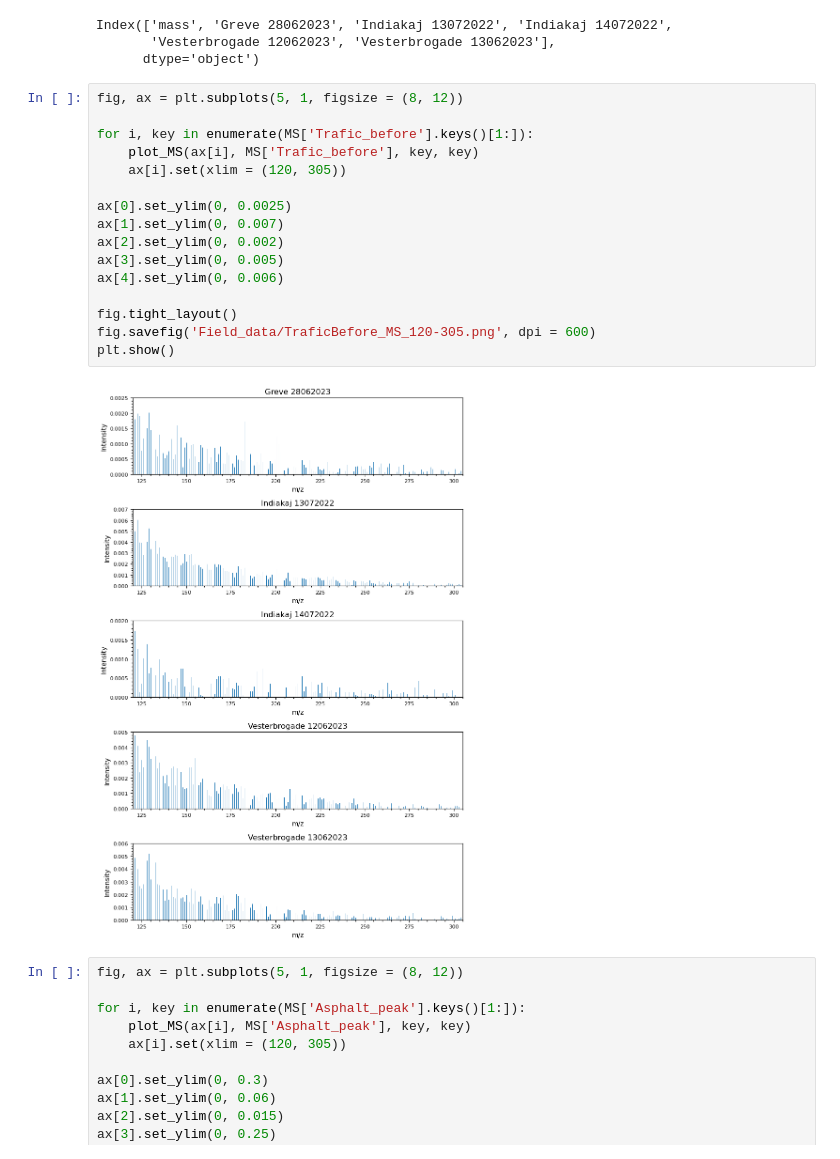
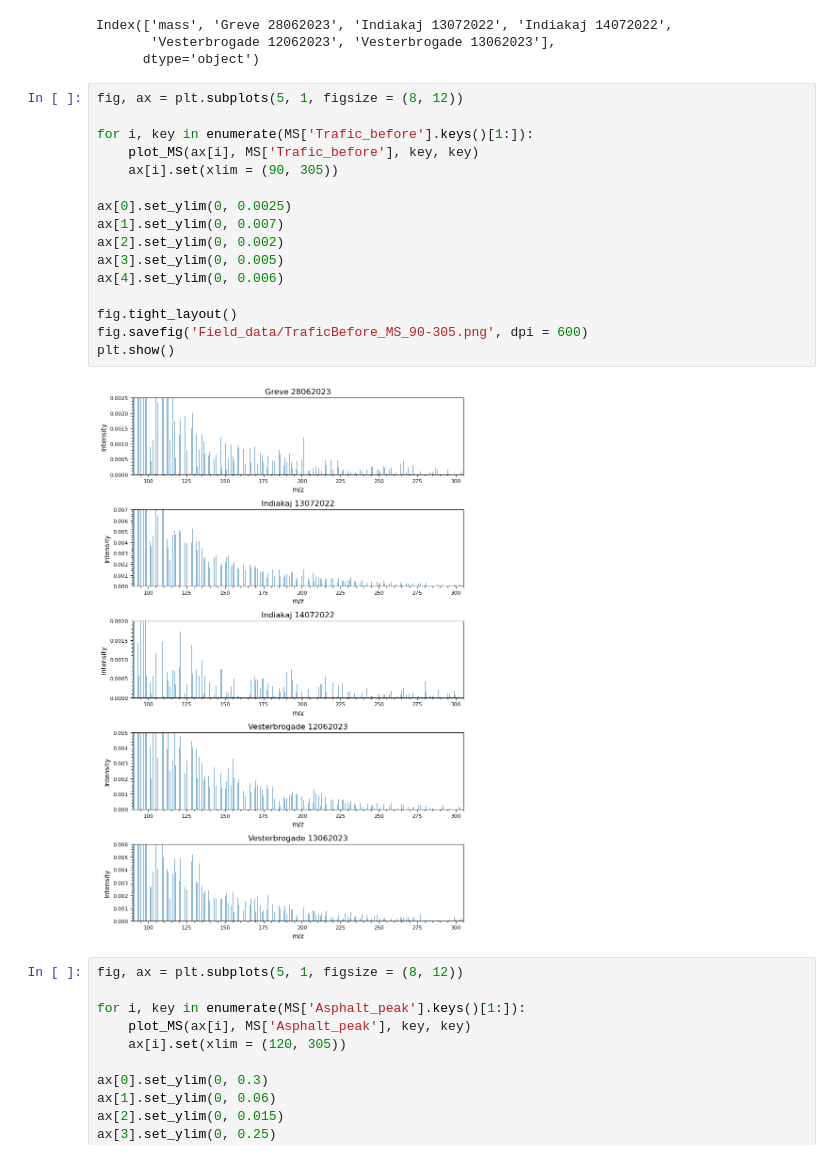
Before and after one commit to Normann25/NFA_project, a Jupyter notebook: MS_field.ipynb, the cells around one changed output. Cells and saved outputs as stored; diff of their text form.

```diff
--- a/MS_field.ipynb
+++ b/MS_field.ipynb
@@ -23,21 +23,21 @@ Index(['mass', 'Greve 28062023', 'Indiakaj 13072022', 'Indiakaj 14072022',
 # %%
 fig, ax = plt.subplots(5, 1, figsize = (8, 12))
 
 for i, key in enumerate(MS['Trafic_before'].keys()[1:]):
     plot_MS(ax[i], MS['Trafic_before'], key, key)
-    ax[i].set(xlim = (120, 305))
+    ax[i].set(xlim = (90, 305))
 
 ax[0].set_ylim(0, 0.0025)
 ax[1].set_ylim(0, 0.007)
 ax[2].set_ylim(0, 0.002)
 ax[3].set_ylim(0, 0.005)
 ax[4].set_ylim(0, 0.006)
 
 fig.tight_layout()
-fig.savefig('Field_data/TraficBefore_MS_120-305.png', dpi = 600)
+fig.savefig('Field_data/TraficBefore_MS_90-305.png', dpi = 600)
 plt.show()
 # %% [output]
-[figure, old version]
+[figure, new version]
 # %%
 fig, ax = plt.subplots(5, 1, figsize = (8, 12))
 
```
Also changed, not shown: parts of 1 cell of this notebook, 2 other files.
